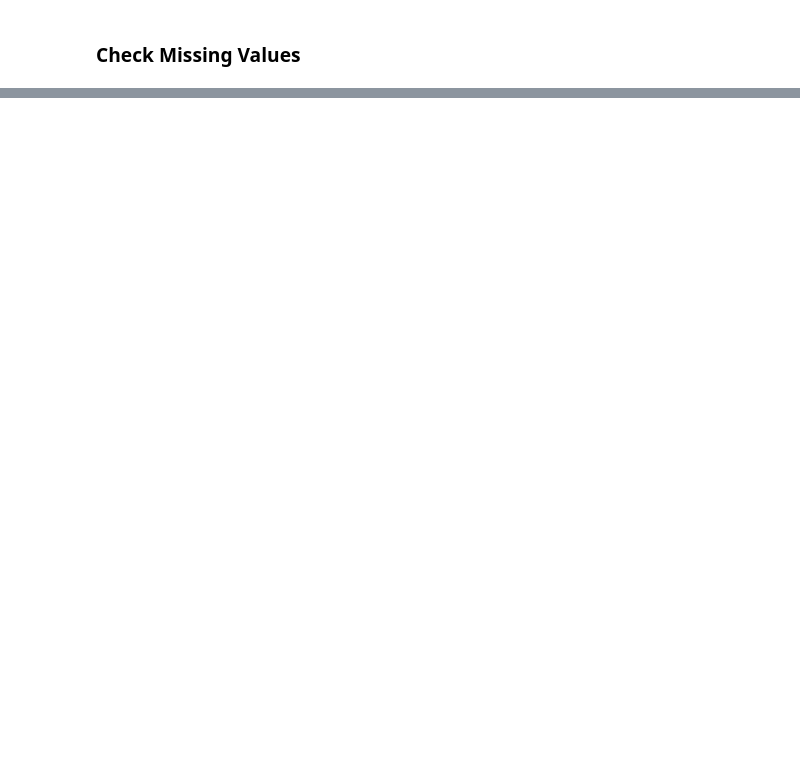
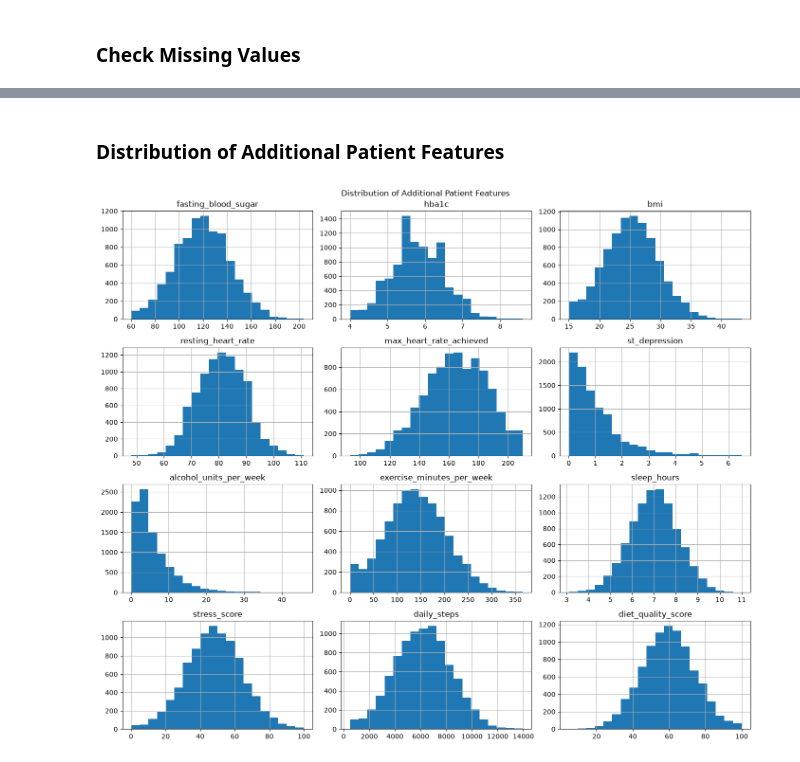
Before and after one commit to mohammadabuhamed2/binx_mohammadabuhamed, a Jupyter notebook: Cardiac Patients/notebooks/01_data_preparation.ipynb, the cells around one changed output, grey strips where cells are left out. Saved outputs shown, nothing was run; the diff lists cells and outputs as text; code cells hidden in the pictures; blank space fills up the shorter version.

```diff
--- a/Cardiac Patients/notebooks/01_data_preparation.ipynb
+++ b/Cardiac Patients/notebooks/01_data_preparation.ipynb
@@ -71,0 +263,28 @@ dtype: int64
+# %% [markdown]
+### Distribution of Additional Patient Features
+# %%
+num_cols_2 = [
+    "fasting_blood_sugar",
+    "hba1c",
+    "bmi",
+    "resting_heart_rate",
+    "max_heart_rate_achieved",
+    "st_depression",
+    "alcohol_units_per_week",
+    "exercise_minutes_per_week",
+    "sleep_hours",
+    "stress_score",
+    "daily_steps",
+    "diet_quality_score"
+]
+
+df[num_cols_2].hist(
+    bins=20,
+    figsize=(14, 12)
+)
+
+plt.suptitle("Distribution of Additional Patient Features")
+plt.tight_layout()
+plt.show()
+# %% [output]
+[figure, added]
```
Also changed, not shown: parts of 60 cells of this notebook, 3 other files.
